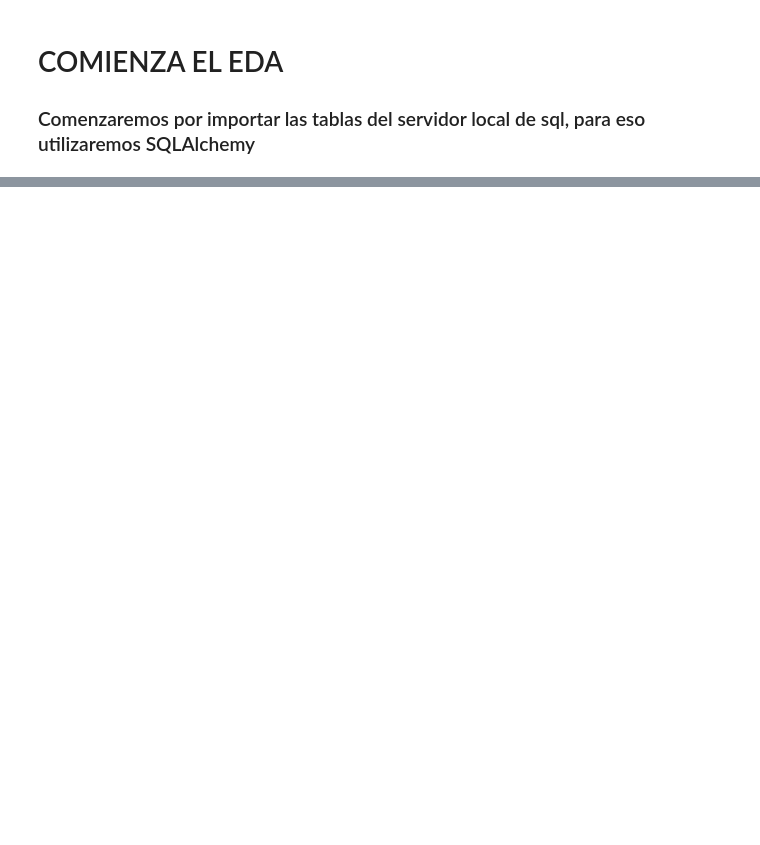
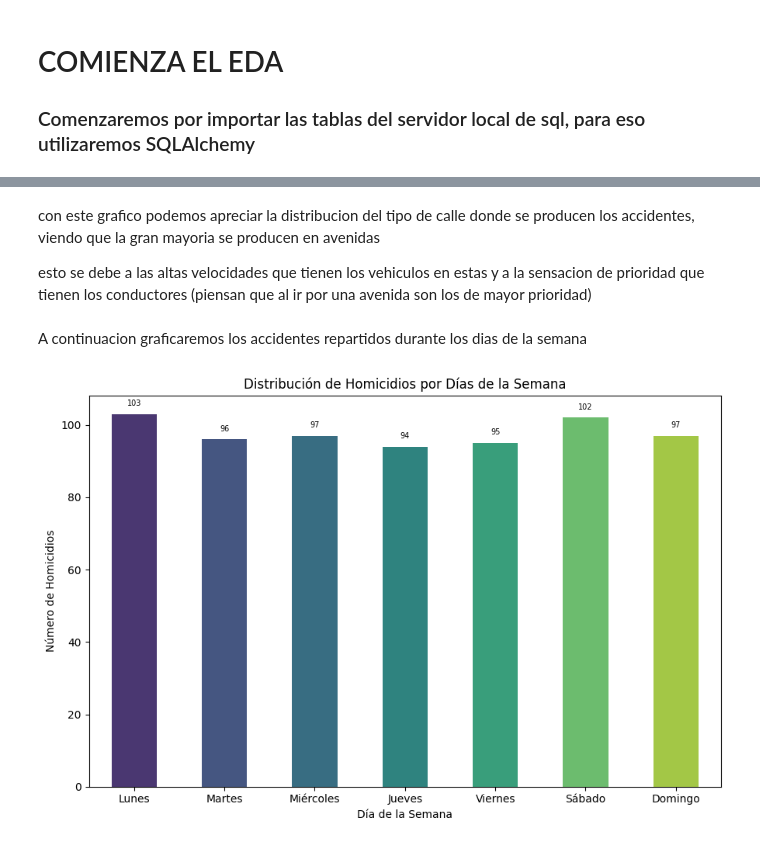
Before and after one commit to Lcolantoni/PI02_seguridad_vial, a Jupyter notebook: Procesos/Visual Studio/EDA.ipynb, the cells around one changed output, grey strips where cells are left out. Drawn from its saved outputs; the diff is of its cells as text; code cells hidden in the pictures; blank space fills up the shorter version.

```diff
--- a/Procesos/Visual Studio/EDA.ipynb
+++ b/Procesos/Visual Studio/EDA.ipynb
@@ -104,0 +114,25 @@ plt.show()
+# %% [markdown]
+con este grafico podemos apreciar la distribucion del tipo de calle donde se producen los accidentes, viendo que la gran mayoria se producen en avenidas
+
+esto se debe a las altas velocidades que tienen los vehiculos en estas y a la sensacion de prioridad que tienen los conductores (piensan que al ir por una avenida son los de mayor prioridad)
+# %% [markdown]
+A continuacion graficaremos los accidentes repartidos durante los dias de la semana
+# %%
+homicidios['FECHA'] = pd.to_datetime(homicidios['FECHA'])
+homicidios['DIA_DE_LA_SEMANA'] = homicidios['FECHA'].dt.day_name(locale='es')
+dias_semana_counts = homicidios['DIA_DE_LA_SEMANA'].value_counts().reindex(['Lunes', 'Martes', 'Miércoles', 'Jueves', 'Viernes', 'Sábado', 'Domingo'])
+
+plt.figure(figsize=(9, 6))
+ax = sns.barplot(x=dias_semana_counts.index, y=dias_semana_counts.values, hue=dias_semana_counts.index, dodge=False, width=0.5, palette='viridis', legend=False)
+plt.title('Distribución de Homicidios por Días de la Semana')
+plt.xlabel('Día de la Semana')
+plt.ylabel('Número de Homicidios')
+
+for p in ax.patches:
+    ax.annotate(f'{int(p.get_height())}', (p.get_x() + p.get_width() / 2., p.get_height()),
+                ha='center', va='center', xytext=(0, 10), textcoords='offset points', fontsize=7)
+
+plt.tight_layout()
+plt.show()
+# %% [output]
+[figure, added]
```
Also changed, not shown: parts of 33 cells of this notebook, 5 other files.
